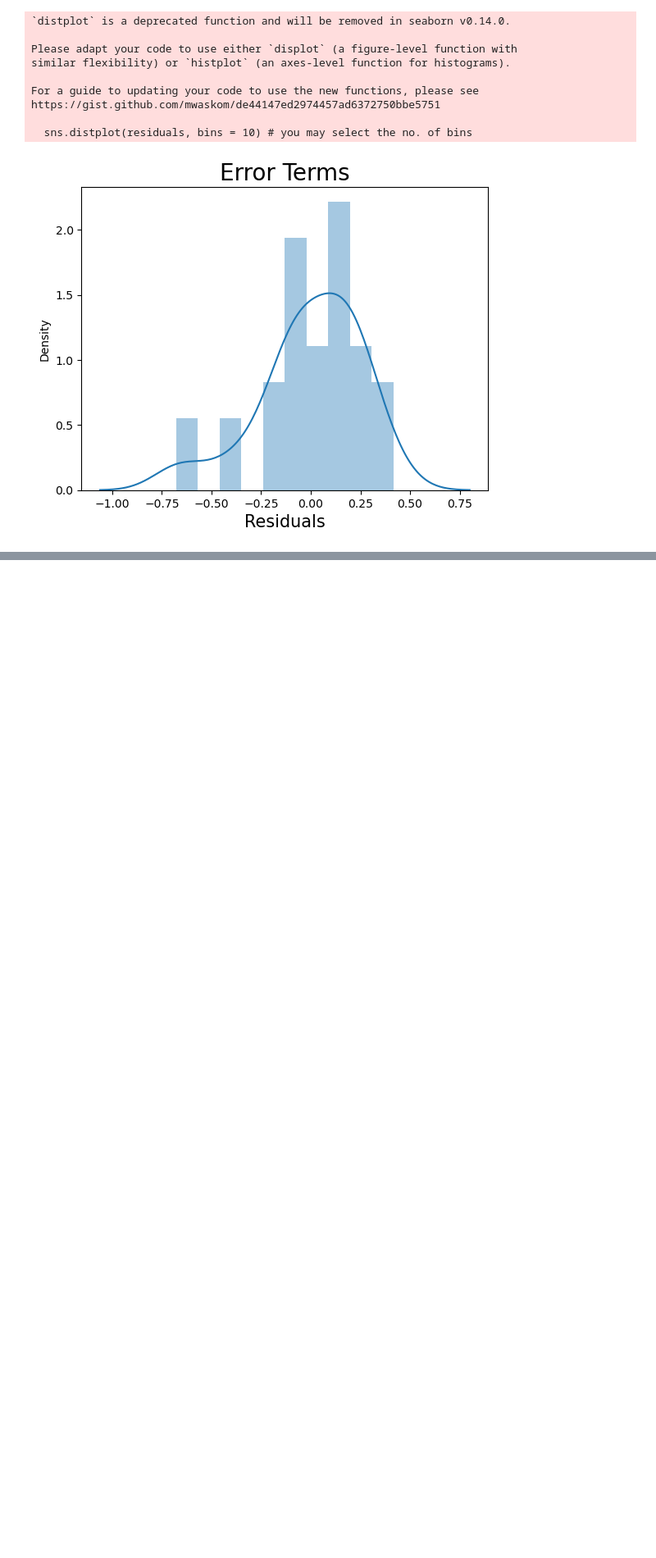
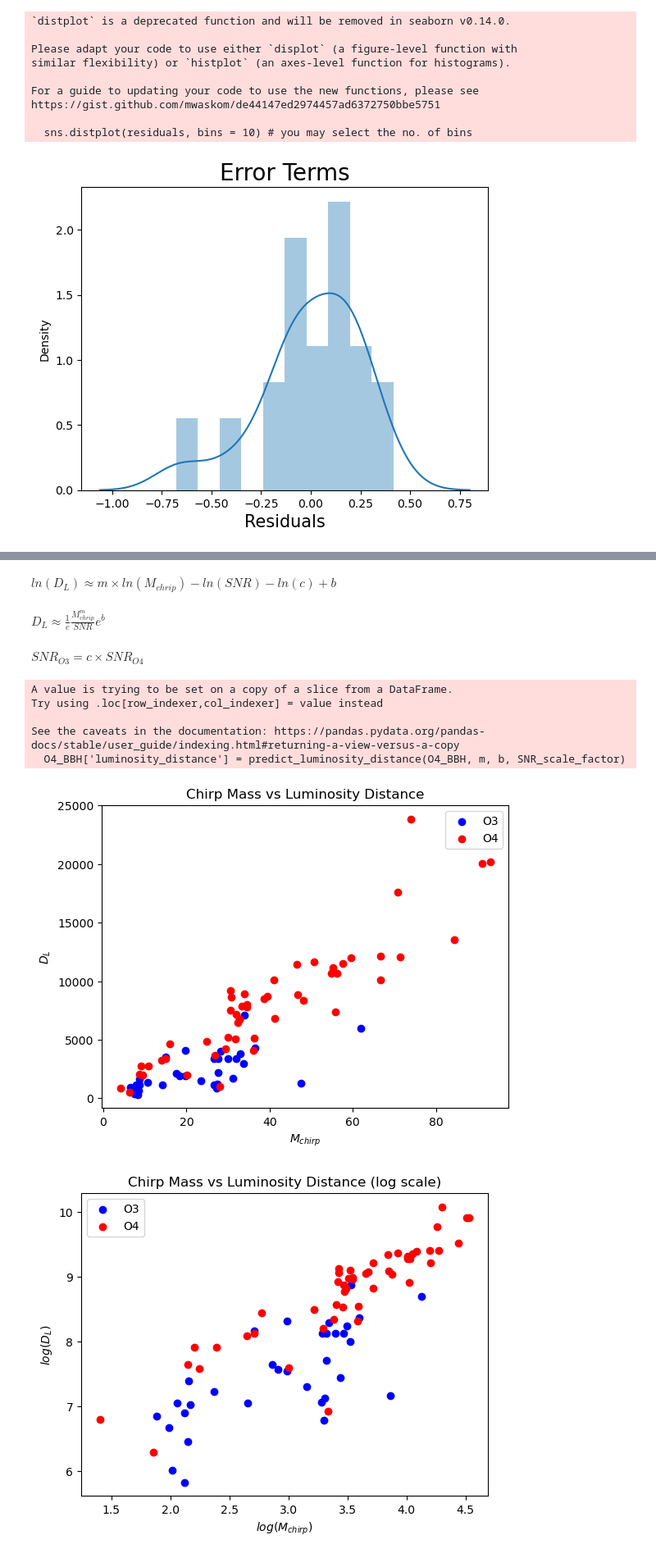
Before and after one commit to AndrewValentini/Gravitational-Waves-Research-23-24, a Jupyter notebook: Data Analysis/testing.ipynb, the cells around one changed output, grey strips where cells are left out. Shown at 82% size. Saved outputs shown, nothing was run; the diff lists cells and outputs as text; code cells hidden in the pictures; blank space fills up the shorter version.

Commit message:
Predicted O4 Lum Distance

```diff
--- a/Data Analysis/testing.ipynb
+++ b/Data Analysis/testing.ipynb
@@ -11,7 +13,7 @@ O3 = pd.read_csv("../Data/GWTC-3.csv")
 # %%
-O3_indexes_to_remove = [35,36,37,38,39,41]
+#O3_indexes_to_remove = [35,36,37,38,39,41]
 
-O3 = O3.drop(O3_indexes_to_remove)
+#O3 = O3.drop(O3_indexes_to_remove)
 # %%
 len(O3)
 # %% [output]
@@ -121,7 +124,7 @@ plt.ylabel("$D_L$")
 Text(0, 0.5, '$D_L$')
 [figure]
 # %%
-O4 = pd.read_csv("../Data/real_events_O4_ALL.csv")
+#O4 = pd.read_csv("../Data/real_events_O4_ALL.csv")
 # %%
 print(len(O4))
 # %% [output]
@@ -146,3 +150,3 @@ O4_BBH_reduced = O4_BBH["snr"]/1.6
 # %%
-O4_BBH["predicted_luminosity_distance"] = fit_line_O3_BBH(O4_BBH["snr"])
+#O4_BBH["predicted_luminosity_distance"] = fit_line_O3_BBH(O4_BBH["snr"])
 # %%
@@ -297,0 +307,40 @@ $log(D_L)=log(\frac{S/N}{\sqrt{\frac{M}{t}}})$
+# %% [markdown]
+$ln(D_L)\approx m\times ln(M_{chrip}) - ln(SNR) - ln(c) + b$
+# %% [markdown]
+$D_L\approx \frac{1}{c}\frac{M^{m}_{chrip}}{SNR}e^b$
+# %% [markdown]
+$SNR_{O3}=c\times SNR_{O4}$
+# %%
+SNR_scale_factor = 0.625
+
+def predict_luminosity_distance(df, m, b, c):
+    return (np.e ** b) * (df['chirp_mass'] ** m) / (c * df['snr'])
+
+O4_BBH['luminosity_distance'] = predict_luminosity_distance(O4_BBH, m, b, SNR_scale_factor)
+# %% [output]
+A value is trying to be set on a copy of a slice from a DataFrame.
+Try using .loc[row_indexer,col_indexer] = value instead
+
+See the caveats in the documentation: https://pandas.pydata.org/pandas-docs/stable/user_guide/indexing.html#returning-a-view-versus-a-copy
+  O4_BBH['luminosity_distance'] = predict_luminosity_distance(O4_BBH, m, b, SNR_scale_factor)
+# %%
+plt.scatter(O3_BBH["chirp_mass"], O3_BBH["luminosity_distance"], color = "blue", label="O3")
+plt.scatter(O4_BBH["chirp_mass"], O4_BBH["luminosity_distance"], color = "red", label="O4")
+
+plt.legend()
+plt.title("Chirp Mass vs Luminosity Distance")
+plt.xlabel("$M_{chirp}$")
+plt.ylabel("$D_L$")
+plt.show()
+
+plt.scatter(np.log(O3_BBH["chirp_mass"]), np.log(O3_BBH["luminosity_distance"]), color = "blue", label="O3")
+plt.scatter(np.log(O4_BBH["chirp_mass"]), np.log(O4_BBH["luminosity_distance"]), color = "red", label="O4")
+
+plt.legend()
+plt.title("Chirp Mass vs Luminosity Distance (log scale)")
+plt.ylabel("$log(D_L)$")
+plt.xlabel("$log(M_{chirp})$")
+plt.show()
+# %% [output]
+[figure, added]
+[figure, added]
```
Also changed, not shown: parts of 14 cells of this notebook, 2 other files.
